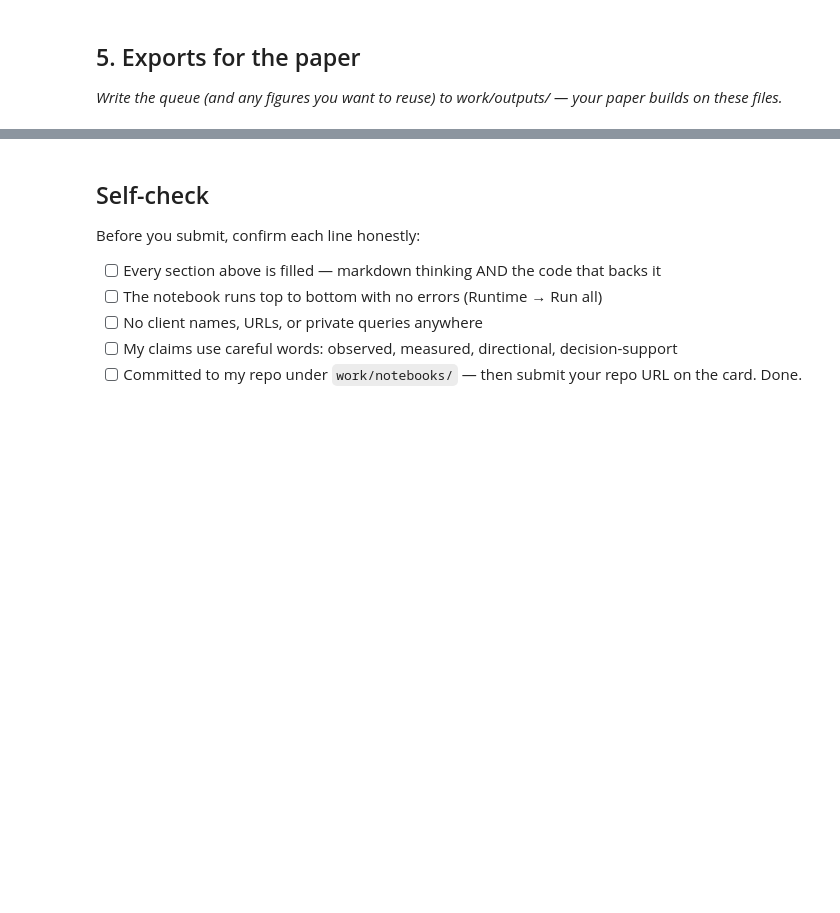
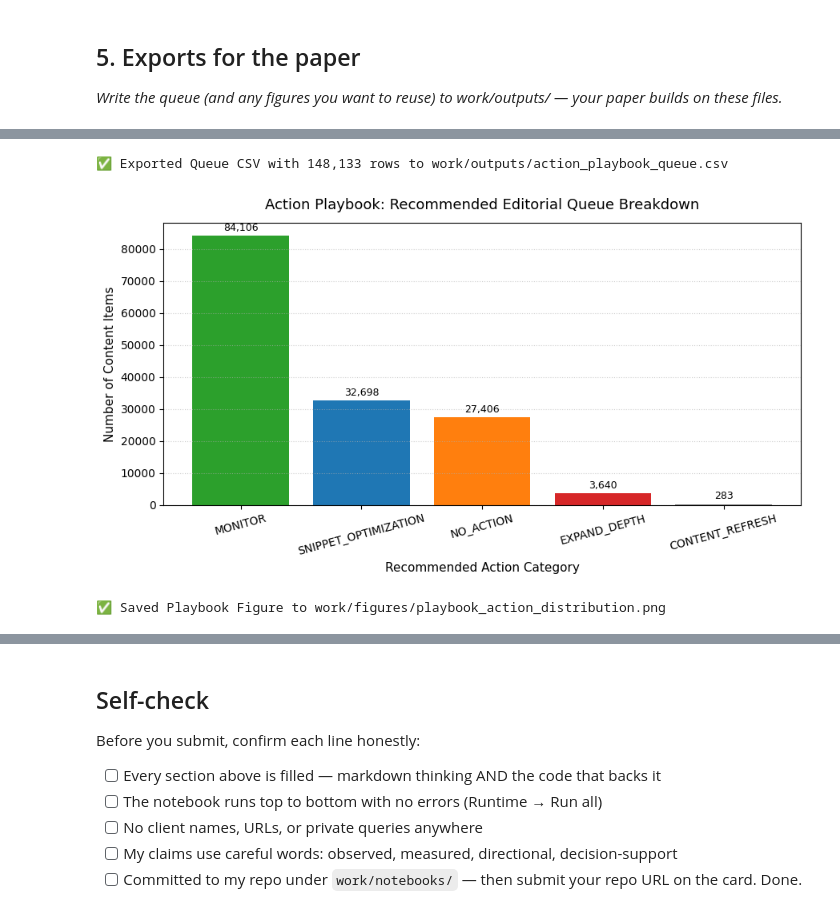
Before and after one commit to AyanButt1013/FlyRank_ML-Track_Internship, a Jupyter notebook: work/notebooks/w07_action_playbook.ipynb, the cells around one changed output, grey strips where cells are left out. Saved outputs shown, nothing was run; the diff lists cells and outputs as text; code cells hidden in the pictures; blank space fills up the shorter version.

```diff
--- a/work/notebooks/w07_action_playbook.ipynb
+++ b/work/notebooks/w07_action_playbook.ipynb
@@ -26,0 +178,10 @@ This skeleton is yours to fill. Work the sections **in order** — each one has
+# %%
+# Create flag for high-priority review safeguards
+ranked_queue['requires_senior_review'] = np.where(
+    (ranked_queue['impressions_90d'] >= 5000) & (ranked_queue['decline_risk_score'] >= 0.70),
+    'YES - Senior Editorial Sign-off Required',
+    'NO - Standard Review Checklist'
+)
+
+print("--- HUMAN REVIEW SAFEGUARD BREAKDOWN ---")
+print(ranked_queue['requires_senior_review'].value_counts().to_string())
@@ -41,3 +242,42 @@ This skeleton is yours to fill. Work the sections **in order** — each one has
+# %%
+# 1. Export Ranked Action Queue CSV Deliverables
+export_cols = [
+    'content_hash_id', 'client_hash_id', 'decline_risk_score',
+    'recommended_action', 'reason_code', 'requires_senior_review',
+    'days_since_update', 'impressions_90d', 'avg_position', 'ctr'
+]
+
+# Write queue CSV files (kept out of git via leak-guard rules)
+ranked_queue[export_cols].to_csv('work/outputs/action_playbook_queue.csv', index=False)
+ranked_queue[export_cols].to_csv('../outputs/action_playbook_queue.csv', index=False)
+print(f"✅ Exported Queue CSV with {len(ranked_queue):,} rows to work/outputs/action_playbook_queue.csv")
+
+# 2. Generate and Save Playbook Action Distribution Figure (Committed to work/figures/)
+plt.figure(figsize=(9, 5))
+action_counts = ranked_queue['recommended_action'].value_counts()
+colors = ['#2ca02c', '#1f77b4', '#ff7f0e', '#d62728', '#7f7f7f']
+
+bars = plt.bar(action_counts.index, action_counts.values, color=colors[:len(action_counts)])
+plt.title("Action Playbook: Recommended Editorial Queue Breakdown", fontsize=13, pad=12)
+plt.xlabel("Recommended Action Category", fontsize=11)
+plt.ylabel("Number of Content Items", fontsize=11)
+plt.xticks(rotation=15)
+plt.grid(axis='y', linestyle=':', alpha=0.6)
+
+for bar in bars:
+    yval = bar.get_height()
+    plt.text(bar.get_x() + bar.get_width()/2.0, yval + (max(action_counts.values)*0.01), f"{yval:,}", ha='center', va='bottom', fontsize=9)
+
+plt.tight_layout()
+figure_path = "work/figures/playbook_action_distribution.png"
+plt.savefig(figure_path, dpi=300)
+plt.show()
+
+print(f"✅ Saved Playbook Figure to {figure_path}")
+# %% [output]
+✅ Exported Queue CSV with 148,133 rows to work/outputs/action_playbook_queue.csv
+[figure, added]
+✅ Saved Playbook Figure to work/figures/playbook_action_distribution.png
 # %%
 # This cell is for CODE (numbers, a query, a check).
 # Write your text answer in the cell ABOVE this one — typing sentences here breaks Run All.
```
Also changed, not shown: parts of 10 cells of this notebook.
